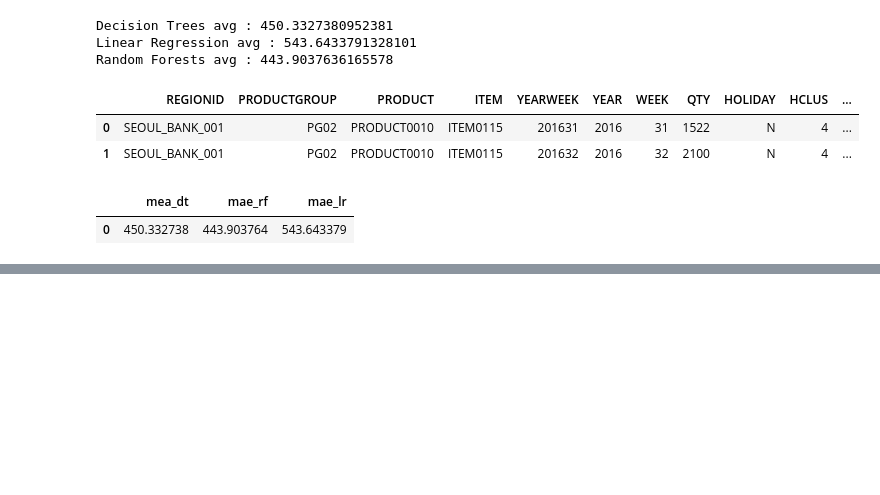
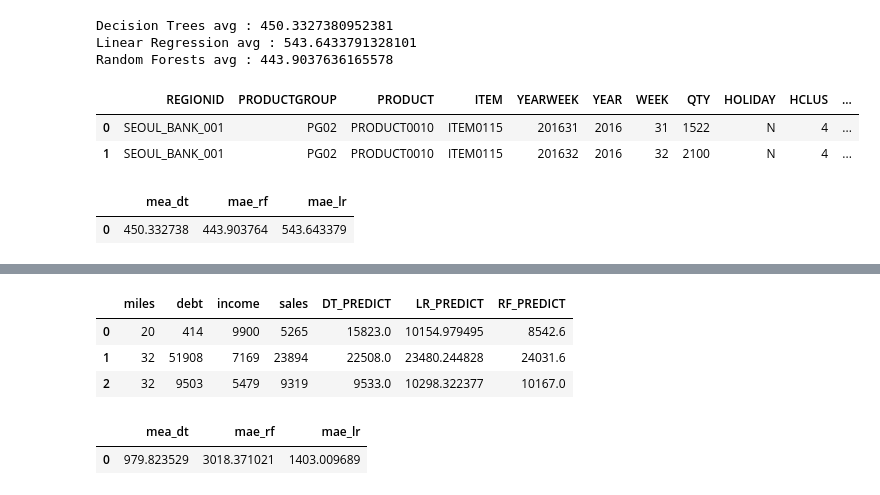
Before and after one commit to bearcho/sep3, a Jupyter notebook: 9월3일실습.ipynb, the cells around one changed output, grey strips where cells are left out. Saved outputs shown, nothing was run; the diff lists cells and outputs as text; code cells hidden in the pictures; blank space fills up the shorter version.

```diff
--- a/9월3일실습.ipynb
+++ b/9월3일실습.ipynb
@@ -342,0 +388,15 @@ Image(graph.create_png())
+# %%
+model_dt =model_method_dt.fit (trainingData_features ,trainingData_label)
+model_lr =model_method_lr.fit (trainingData_features ,trainingData_label)
+model_rf =model_method_rf.fit (trainingData_features ,trainingData_label)
+# %%
+#예측
+predict_dt = model_dt.predict(testData_features)
+predict_lr = model_lr.predict(testData_features)
+predict_rf = model_rf.predict(testData_features)
+# %%
+predictDf_dt = pd.DataFrame(predict_dt, columns = ["DT_PREDICT"])
+predictDf_lr = pd.DataFrame(predict_lr, columns = ["LR_PREDICT"])
+predictDf_rf = pd.DataFrame(predict_rf, columns = ["RF_PREDICT"])
+# %%
+testData_all = pd.concat([testData_all, predictDf_dt,predictDf_lr,predictDf_rf ], axis=1)
@@ -342,0 +405,7 @@ Image(graph.create_png())
+# %%
+testData_all.head(3)
+# %% [output]
+|  | miles | debt | income | sales | DT_PREDICT | LR_PREDICT | RF_PREDICT |
+| 0 | 20 | 414 | 9900 | 5265 | 15823.0 | 10154.979495 | 8542.6 |
+| 1 | 32 | 51908 | 7169 | 23894 | 22508.0 | 23480.244828 | 24031.6 |
+| 2 | 32 | 9503 | 5479 | 9319 | 9533.0 | 10298.322377 | 10167.0 |
@@ -342,0 +416,5 @@ Image(graph.create_png())
+# %%
+pd.DataFrame([[mae_dt,mae_rf,mae_lr]], columns=["mea_dt","mae_rf","mae_lr"])
+# %% [output]
+|  | mea_dt | mae_rf | mae_lr |
+| 0 | 979.823529 | 3018.371021 | 1403.009689 |
```
Also changed, not shown: parts of 20 cells of this notebook.
